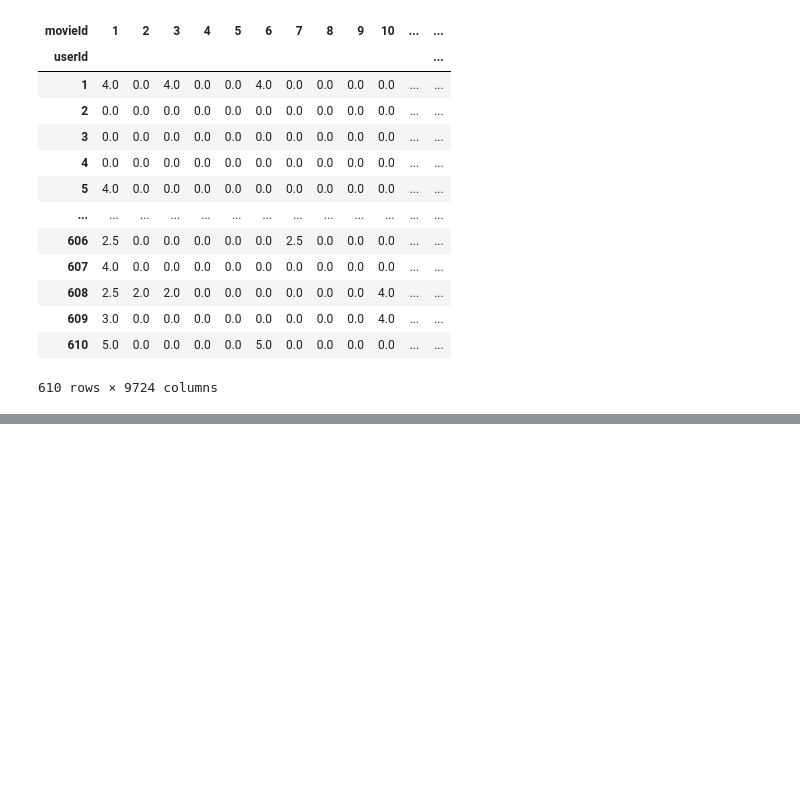
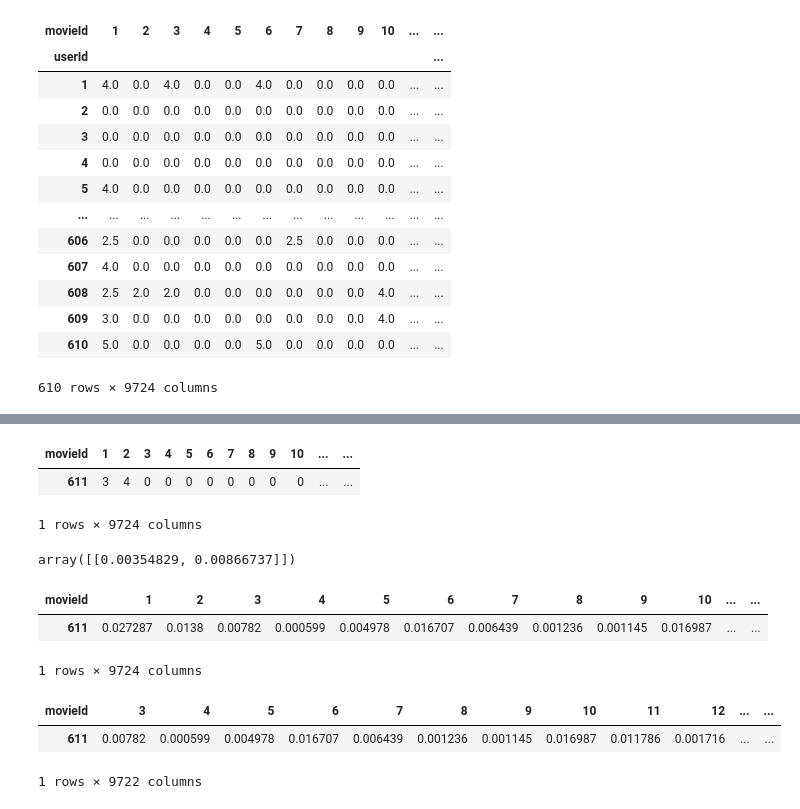
Before and after one commit to lorenanda/movie-recommender, a Jupyter notebook: nmf.ipynb, the cells around one changed output, grey strips where cells are left out. Saved outputs shown, nothing was run; the diff lists cells and outputs as text; code cells hidden in the pictures; blank space fills up the shorter version.

```diff
--- a/eda.ipynb
+++ b/nmf.ipynb
@@ -134,0 +163,26 @@ print(model.transform(query))
+# %%
+new_user = new_user.fillna(0)
+new_user
+# %% [output]
+| movieId | 1 | 2 | 3 | 4 | 5 | 6 | 7 | 8 | 9 | 10 | ... | ... |
+| 611 | 3 | 4 | 0 | 0 | 0 | 0 | 0 | 0 | 0 | 0 | ... | ... |
+1 rows × 9724 columns
+# %%
+user_P = model.transform(new_user)
+user_P
+# %% [output]
+array([[0.00354829, 0.00866737]])
+# %%
+user_R = pd.DataFrame(np.dot(user_P, Q), index=['611'], columns=ratings_pivot.columns)
+user_R
+# %% [output]
+| movieId | 1 | 2 | 3 | 4 | 5 | 6 | 7 | 8 | 9 | 10 | ... | ... |
+| 611 | 0.027287 | 0.0138 | 0.00782 | 0.000599 | 0.004978 | 0.016707 | 0.006439 | 0.001236 | 0.001145 | 0.016987 | ... | ... |
+1 rows × 9724 columns
+# %%
+recommendations = user_R.drop(columns=new_user_input.keys())
+recommendations
+# %% [output]
+| movieId | 3 | 4 | 5 | 6 | 7 | 8 | 9 | 10 | 11 | 12 | ... | ... |
+| 611 | 0.00782 | 0.000599 | 0.004978 | 0.016707 | 0.006439 | 0.001236 | 0.001145 | 0.016987 | 0.011786 | 0.001716 | ... | ... |
+1 rows × 9722 columns
```
Also changed, not shown: parts of 11 cells of this notebook.
